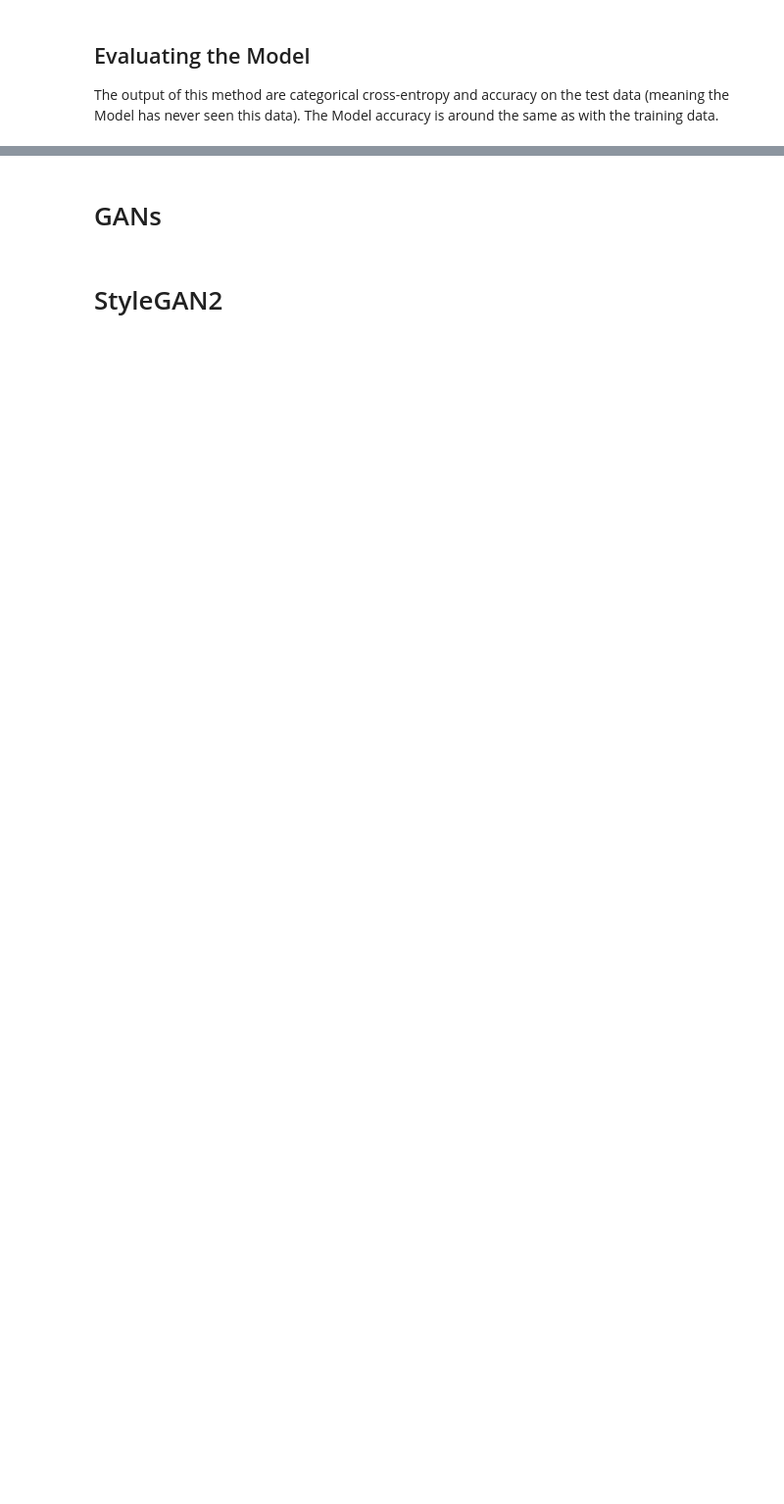
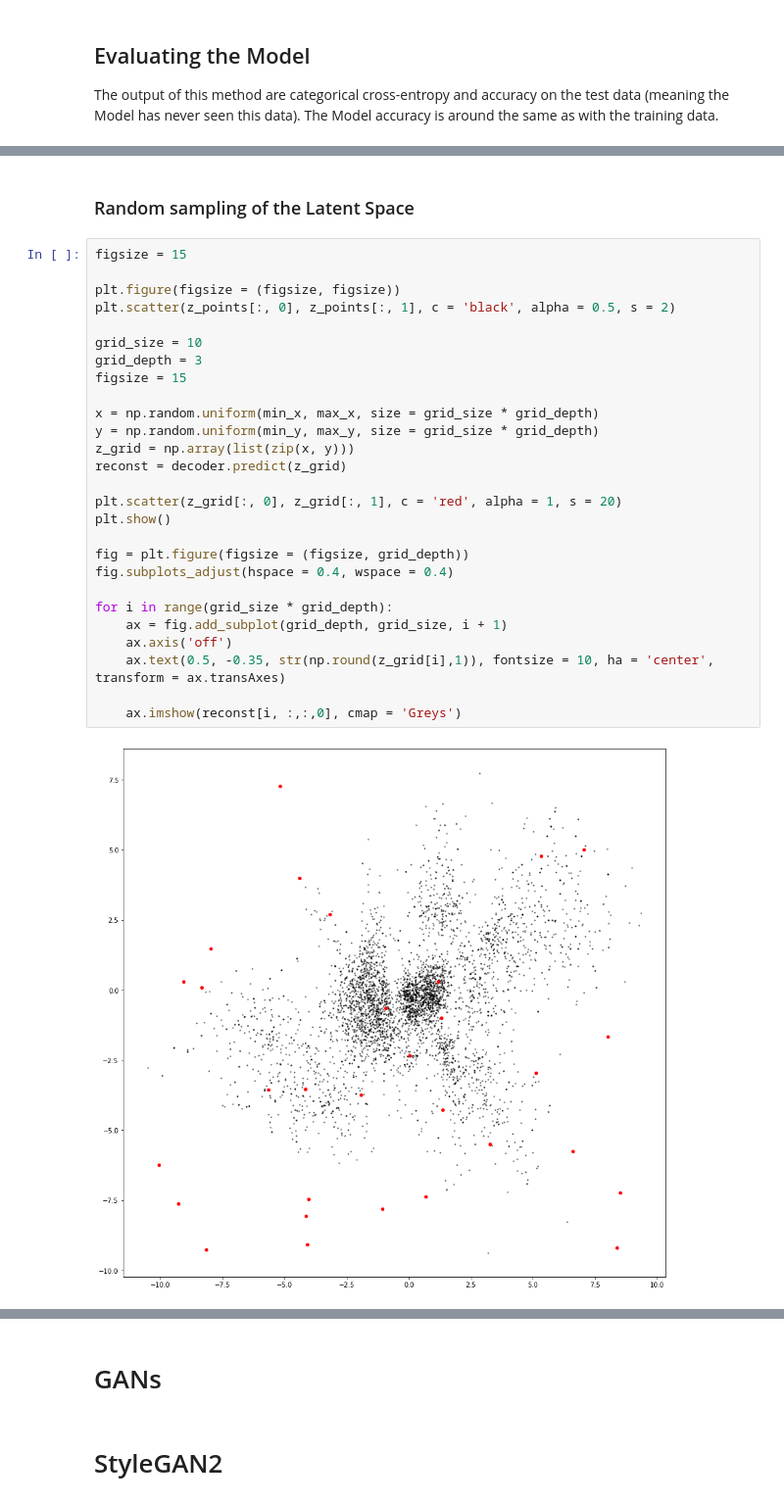
Before and after one commit to d-pettersson/CODE-SE-15-Advanced-Machine-Learning, a Jupyter notebook: Generative Deep Learning - Exploration.ipynb, the cells around one changed output, grey strips where cells are left out. Shown at 98% size. Saved outputs shown, nothing was run; the diff lists cells and outputs as text; blank space fills up the shorter version.

```diff
--- a/Generative Deep Learning - Exploration.ipynb
+++ b/Generative Deep Learning - Exploration.ipynb
@@ -251,0 +518,31 @@ for i, idx in enumerate(indices):
+# %% [markdown]
+### Random sampling of the Latent Space
+# %%
+figsize = 15
+
+plt.figure(figsize = (figsize, figsize))
+plt.scatter(z_points[:, 0], z_points[:, 1], c = 'black', alpha = 0.5, s = 2)
+
+grid_size = 10
+grid_depth = 3
+figsize = 15
+
+x = np.random.uniform(min_x, max_x, size = grid_size * grid_depth)
+y = np.random.uniform(min_y, max_y, size = grid_size * grid_depth)
+z_grid = np.array(list(zip(x, y)))
+reconst = decoder.predict(z_grid)
+
+plt.scatter(z_grid[:, 0], z_grid[:, 1], c = 'red', alpha = 1, s = 20)
+plt.show()
+
+fig = plt.figure(figsize = (figsize, grid_depth))
+fig.subplots_adjust(hspace = 0.4, wspace = 0.4)
+
+for i in range(grid_size * grid_depth):
+    ax = fig.add_subplot(grid_depth, grid_size, i + 1)
+    ax.axis('off')
+    ax.text(0.5, -0.35, str(np.round(z_grid[i],1)), fontsize = 10, ha = 'center', transform = ax.transAxes)
+
+    ax.imshow(reconst[i, :,:,0], cmap = 'Greys')
+# %% [output]
+[figure, added]
```
Also changed, not shown: parts of 76 cells of this notebook.
